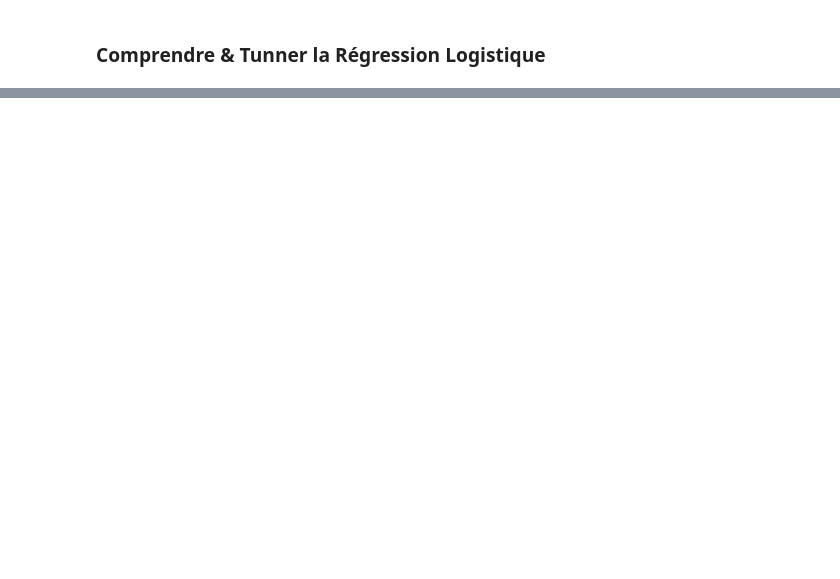
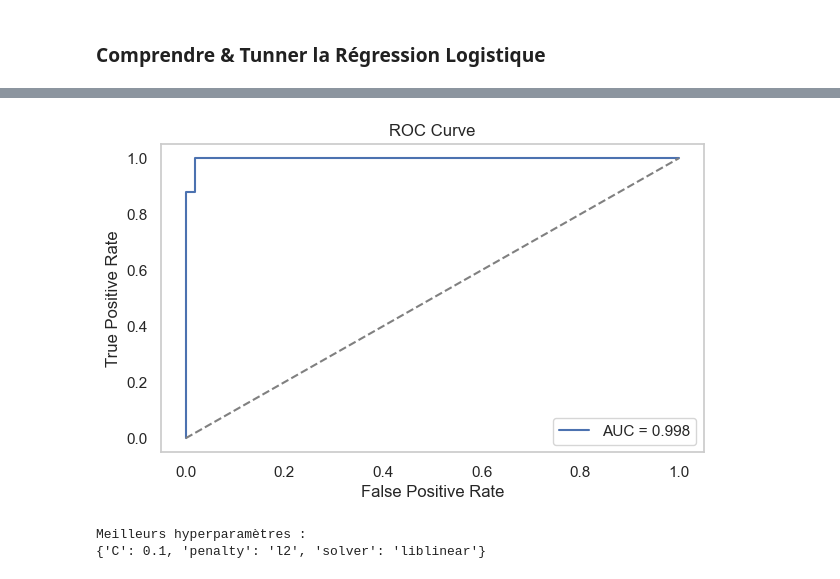
Before and after one commit to steinnberg/ML_DVRC_2025, a Jupyter notebook: Lecture2/Notes/Practicle_Notebooks/Linear_Reg/Logistic.ipynb, the cells around one changed output, grey strips where cells are left out. Saved outputs shown, nothing was run; the diff lists cells and outputs as text; code cells hidden in the pictures; blank space fills up the shorter version.

```diff
--- a/Lecture2/Notes/Practicle_Notebooks/Linear_Reg/Logistic.ipynb
+++ b/Lecture2/Notes/Practicle_Notebooks/Linear_Reg/Logistic.ipynb
@@ -61,0 +80,26 @@ X.head()
+# %%
+# 3. Train / Test + standardisation
+
+
+X_train, X_test, y_train, y_test = train_test_split(
+    X, y,
+    test_size=0.25,
+    random_state=42,
+    stratify=y
+)
+
+scaler = StandardScaler()
+X_train_scaled = scaler.fit_transform(X_train)
+X_test_scaled = scaler.transform(X_test)
+# %%
+# 4. MODELE : LogisticRegression
+
+model = LogisticRegression(max_iter=1000)
+model.fit(X_train_scaled, y_train)
+
+preds = model.predict(X_test_scaled)
+proba = model.predict_proba(X_test_scaled)[:,1]
+
+print("Accuracy :", accuracy_score(y_test, preds))
+print("\nConfusion matrix :\n", confusion_matrix(y_test, preds))
+print("\nClassification report :\n", classification_report(y_test, preds))
@@ -61,0 +122,50 @@ X.head()
+# %%
+# 5. Courbe ROC & AUC
+
+
+fpr, tpr, thresholds = roc_curve(y_test, proba)
+roc_auc = auc(fpr, tpr)
+
+plt.plot(fpr, tpr, label=f"AUC = {roc_auc:.3f}")
+plt.plot([0,1],[0,1], "--", color="gray")
+plt.title("ROC Curve")
+plt.xlabel("False Positive Rate")
+plt.ylabel("True Positive Rate")
+plt.legend()
+plt.grid()
+plt.show()
+# %% [output]
+[figure, added]
+# %%
+# 6. COMMENT TUNER LA RÉGRESSION LOGISTIQUE ?
+
+"""
+Paramètres importants :
+-----------------------
+• penalty = "l1", "l2", "elasticnet"
+• C       = force de régularisation (petit C = plus de régularisation)
+• solver  = "liblinear", "saga", "lbfgs"
+• class_weight = "balanced" pour contrer les classes déséquilibrées
+"""
+
+param_grid = {
+    "penalty": ["l1", "l2"],
+    "C": [0.01, 0.1, 1, 10, 100],
+    "solver": ["liblinear"],
+}
+
+grid = GridSearchCV(
+    LogisticRegression(max_iter=2000),
+    param_grid,
+    scoring="f1",
+    cv=5,
+    n_jobs=-1
+)
+
+grid.fit(X_train_scaled, y_train)
+
+print("Meilleurs hyperparamètres :")
+print(grid.best_params_)
+# %% [output]
+Meilleurs hyperparamètres :
+{'C': 0.1, 'penalty': 'l2', 'solver': 'liblinear'}
```
Also changed, not shown: parts of 7 cells of this notebook.
